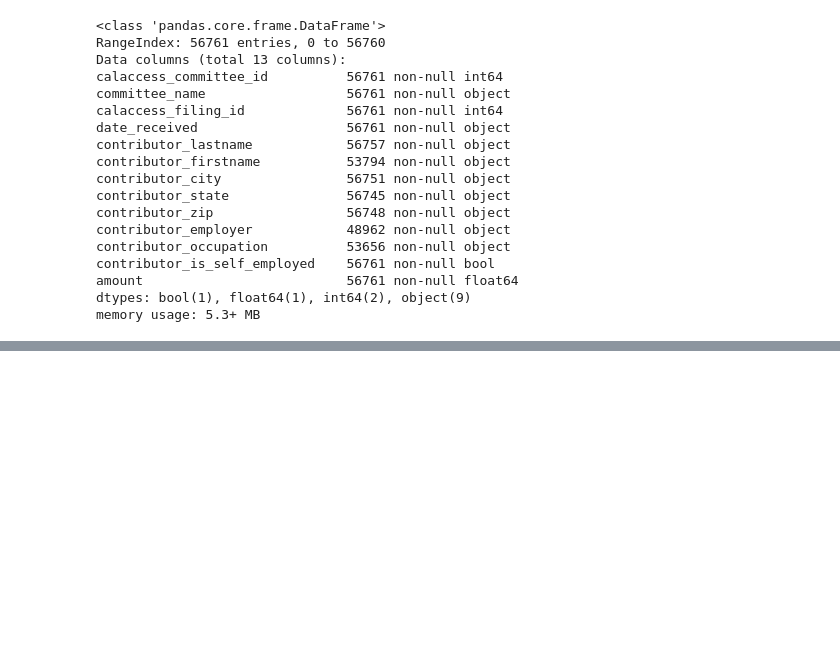
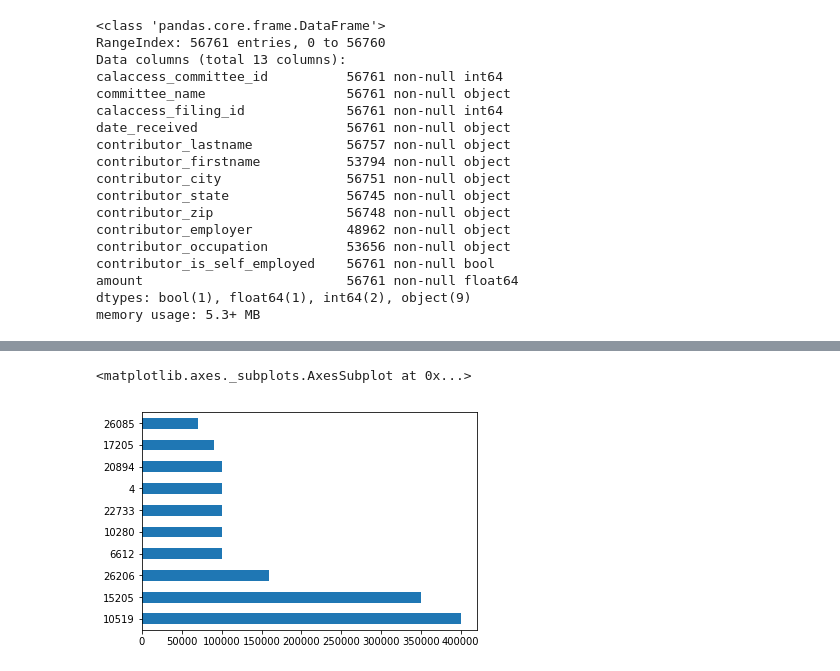
Before and after one commit to palewire/first-python-notebook, a Jupyter notebook: notebook.ipynb, the cells around one changed output, grey strips where cells are left out. Drawn from its saved outputs; the diff is of its cells as text; code cells hidden in the pictures; blank space fills up the shorter version.

```diff
--- a/notebook.ipynb
+++ b/notebook.ipynb
@@ -449,0 +460,5 @@ merged.groupby([
+# %%
+top_supporters.amount.plot.barh()
+# %% [output]
+<matplotlib.axes._subplots.AxesSubplot at 0x...>
+[figure, added]
```
Also changed, not shown: parts of 37 cells of this notebook, 31 other files.
